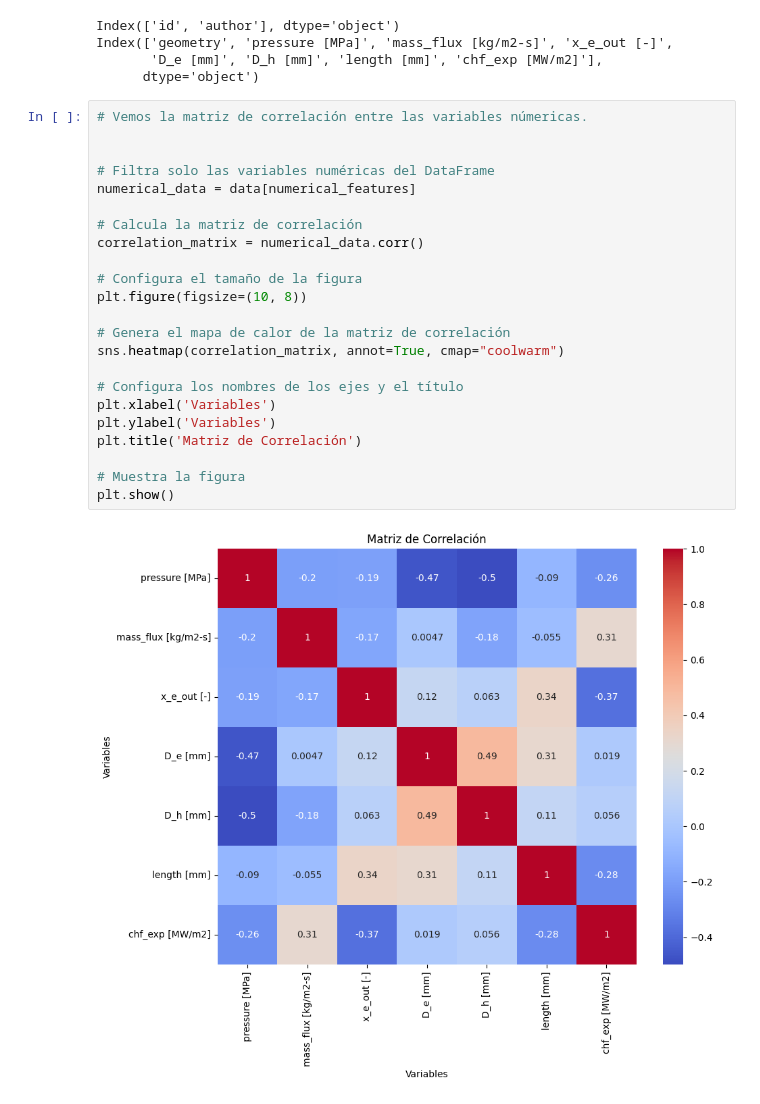
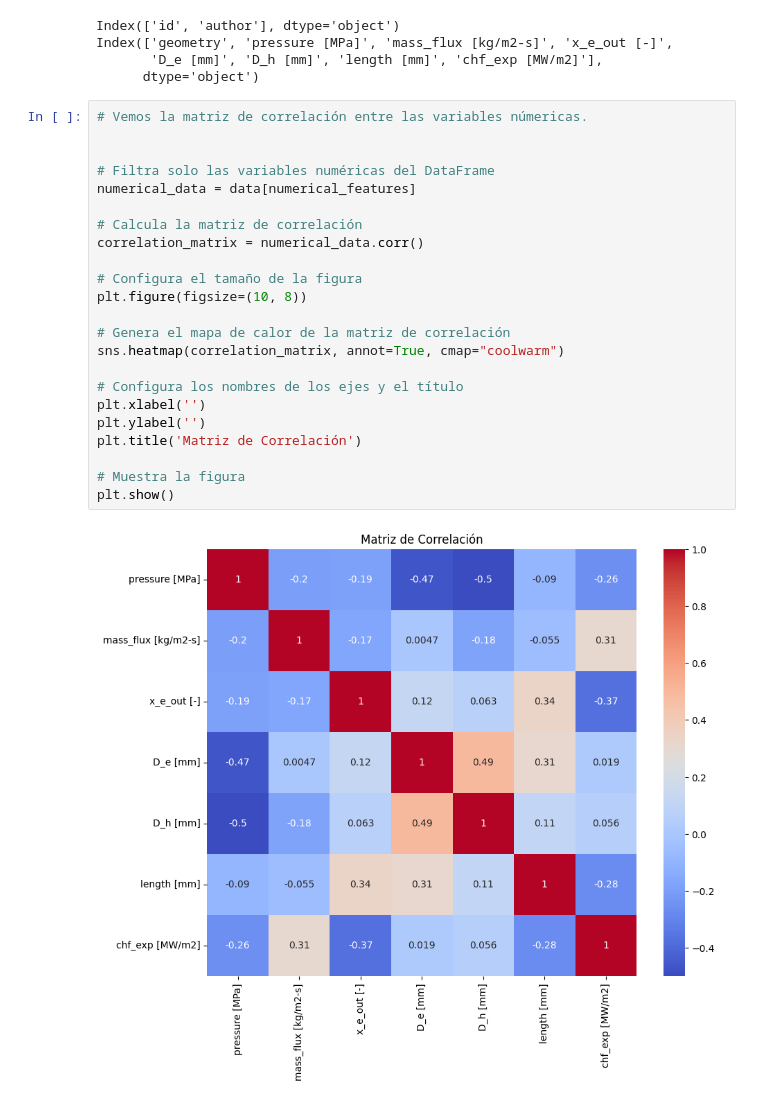
Before and after one commit to iayasa/Feature-Imputation-with-a-Heat-Flux-Dataset, a Jupyter notebook: EDA.ipynb, the cells around one changed output. Saved outputs shown, nothing was run; the diff lists cells and outputs as text.

```diff
--- a/EDA.ipynb
+++ b/EDA.ipynb
@@ -180,25 +180,25 @@ Index(['geometry', 'pressure [MPa]', 'mass_flux [kg/m2-s]', 'x_e_out [-]',
 # %%
 # Vemos la matriz de correlación entre las variables númericas.
 
 
 # Filtra solo las variables numéricas del DataFrame
 numerical_data = data[numerical_features]
 
 # Calcula la matriz de correlación
 correlation_matrix = numerical_data.corr()
 
 # Configura el tamaño de la figura
 plt.figure(figsize=(10, 8))
 
 # Genera el mapa de calor de la matriz de correlación
 sns.heatmap(correlation_matrix, annot=True, cmap="coolwarm")
 
 # Configura los nombres de los ejes y el título
-plt.xlabel('Variables')
-plt.ylabel('Variables')
+plt.xlabel('')
+plt.ylabel('')
 plt.title('Matriz de Correlación')
 
 # Muestra la figura
 plt.show()
 # %% [output]
-[figure, old version]
+[figure, new version]
```
